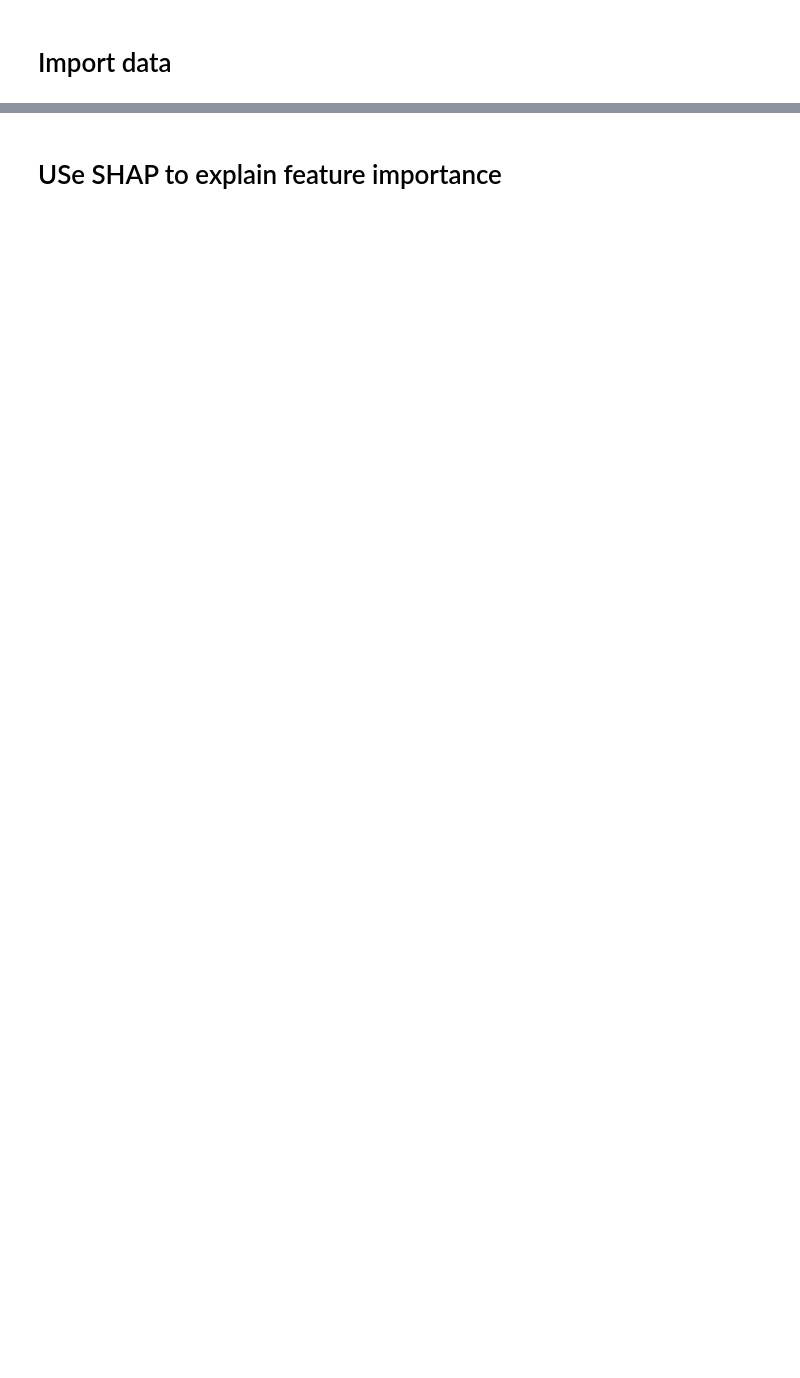
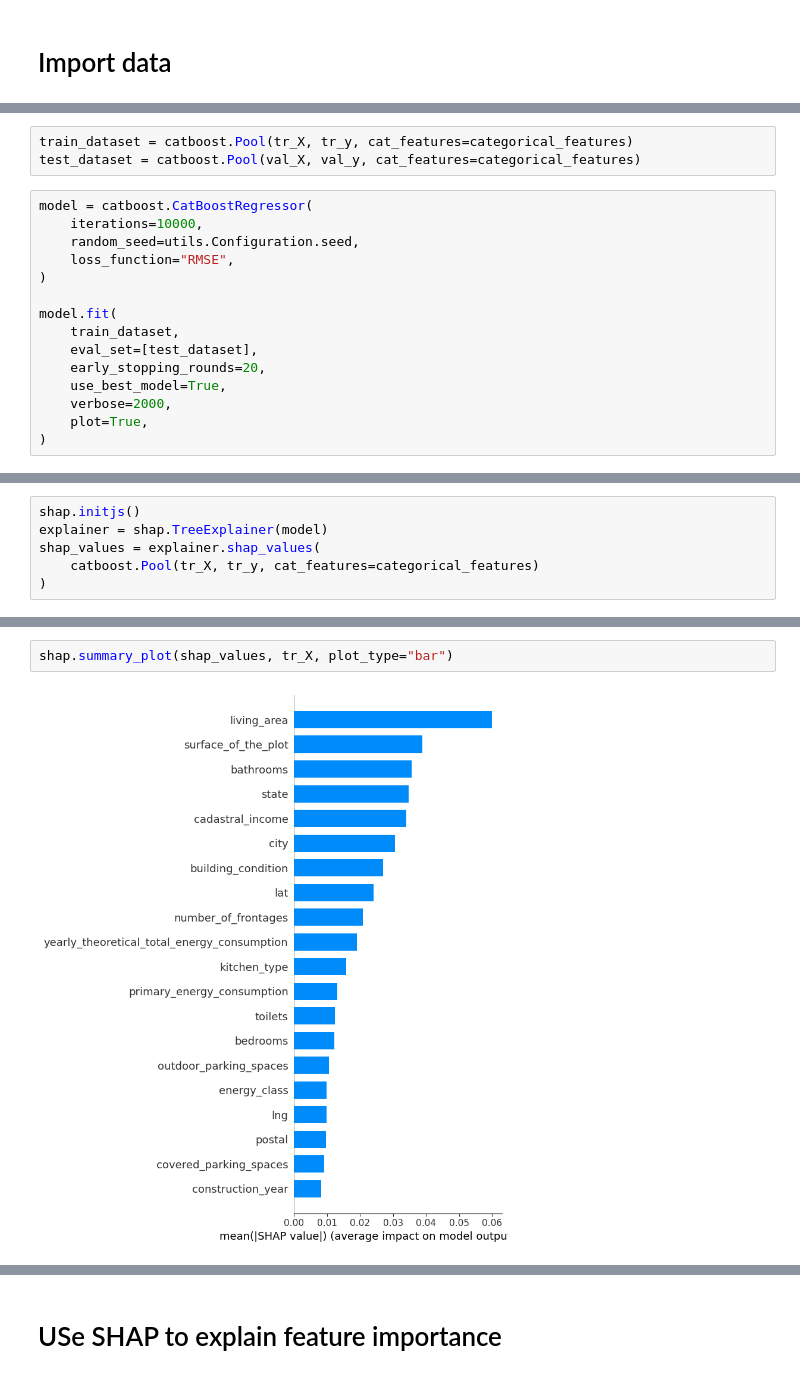
Before and after one commit to adamcseresznye/Belgian-House-Price-Predictor, a Jupyter notebook: notebooks/NB_5_ACs_Optimizing_the_model.ipynb, the cells around one changed output, grey strips where cells are left out. Cells and saved outputs as stored; diff of their text form; blank space fills up the shorter version.

```diff
--- a/notebooks/NB_5_ACs_Optimizing_the_model.ipynb
+++ b/notebooks/NB_5_ACs_Optimizing_the_model.ipynb
@@ -227,0 +95,18 @@ Shrink model to first 2320 iterations.
+# %%
+train_dataset = catboost.Pool(tr_X, tr_y, cat_features=categorical_features)
+test_dataset = catboost.Pool(val_X, val_y, cat_features=categorical_features)
+# %%
+model = catboost.CatBoostRegressor(
+    iterations=10000,
+    random_seed=utils.Configuration.seed,
+    loss_function="RMSE",
+)
+
+model.fit(
+    train_dataset,
+    eval_set=[test_dataset],
+    early_stopping_rounds=20,
+    use_best_model=True,
+    verbose=2000,
+    plot=True,
+)
@@ -227,0 +160,6 @@ Shrink model to first 2320 iterations.
+# %%
+shap.initjs()
+explainer = shap.TreeExplainer(model)
+shap_values = explainer.shap_values(
+    catboost.Pool(tr_X, tr_y, cat_features=categorical_features)
+)
@@ -227,0 +168,4 @@ Shrink model to first 2320 iterations.
+# %%
+shap.summary_plot(shap_values, tr_X, plot_type="bar")
+# %% [output]
+[figure, added]
```
Also changed, not shown: parts of 21 cells of this notebook, 7 other files.
